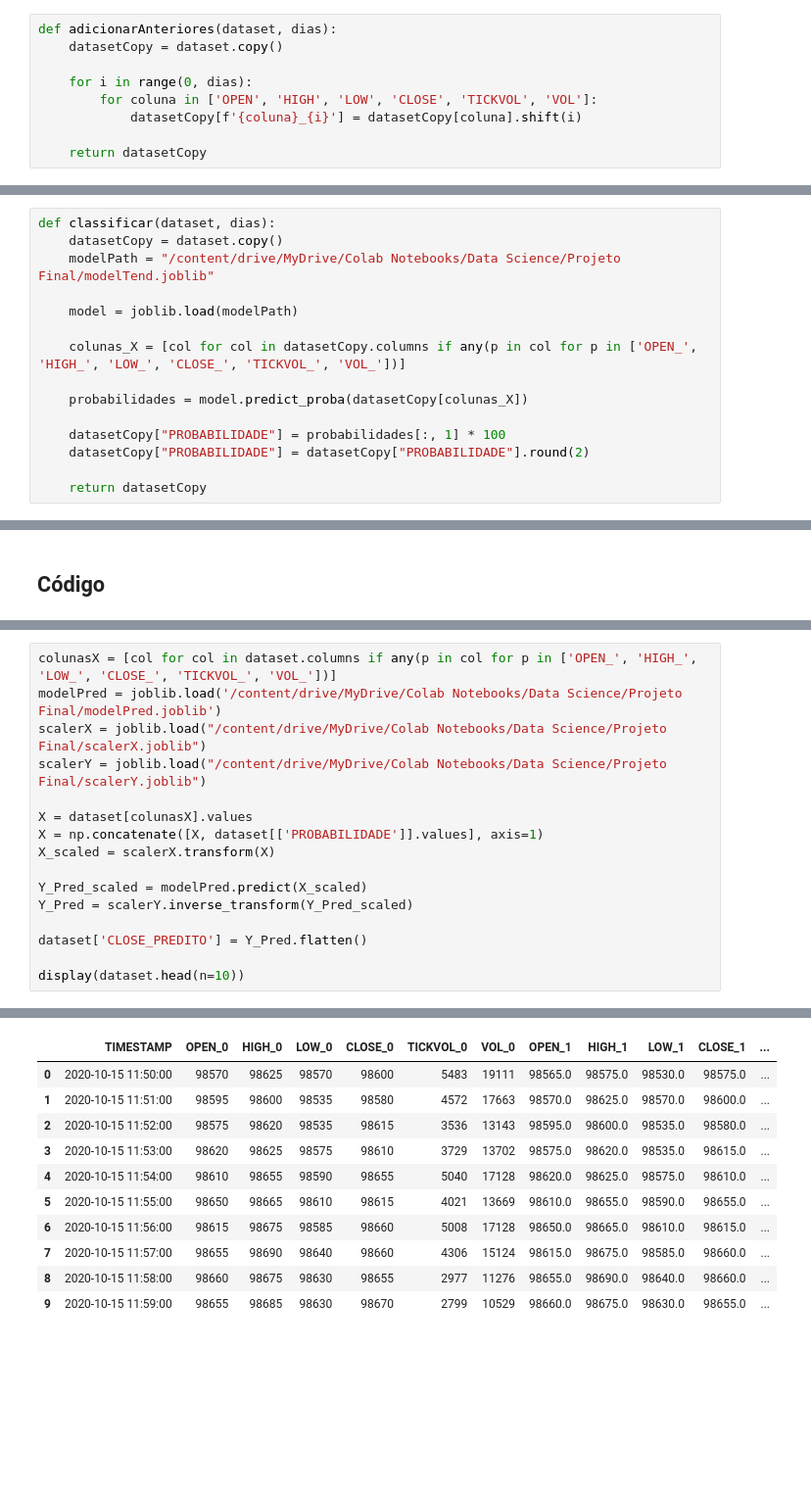
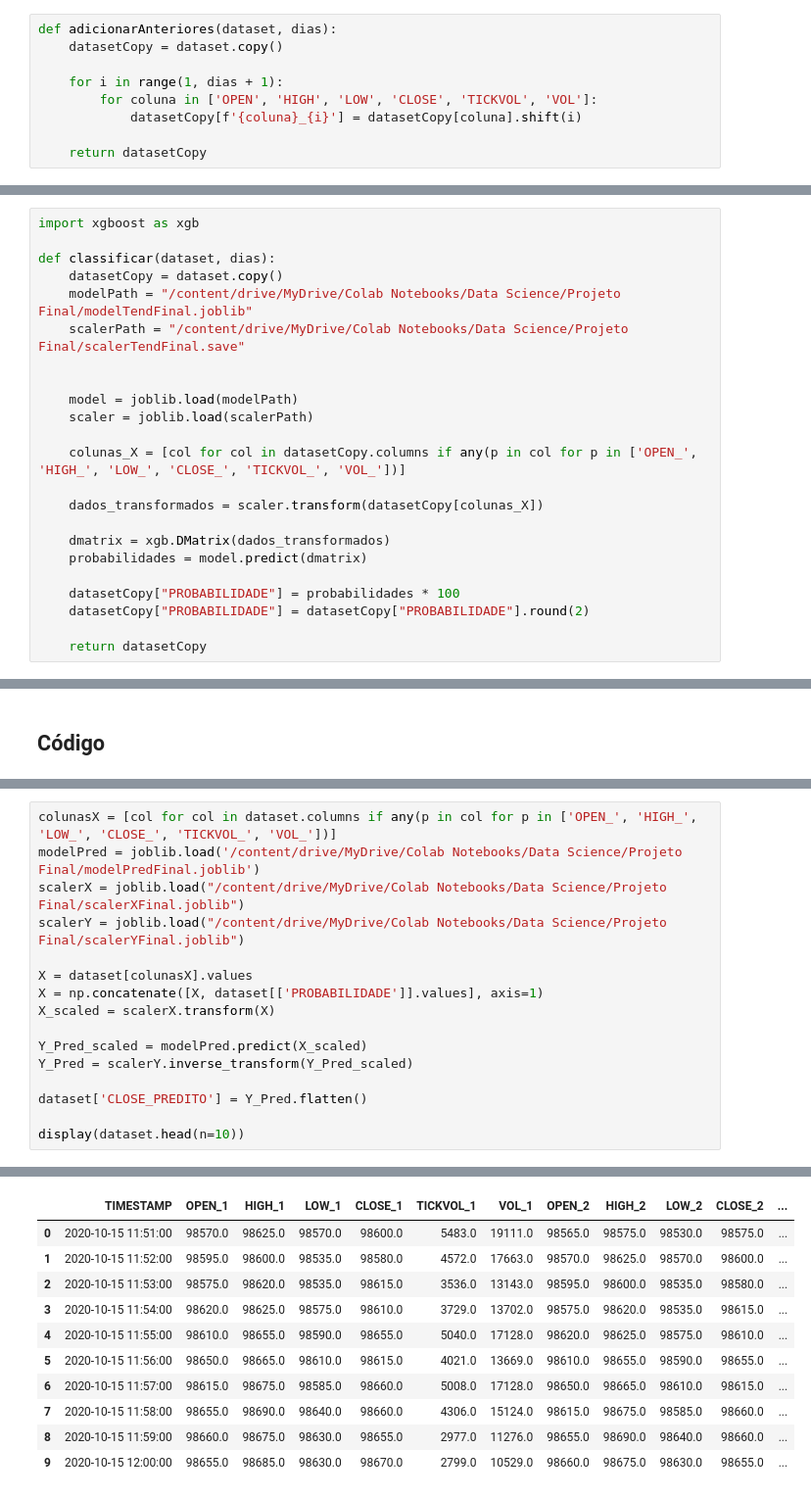
Before and after one commit to Lucas-Siade/Data-Science, a Jupyter notebook: Projeto Final/Modelo - Previsão.ipynb, the cells around one changed output, grey strips where cells are left out. Shown at 98% size. Drawn from its saved outputs; the diff is of its cells as text; blank space fills up the shorter version.

```diff
--- a/Projeto Final/Modelo - Previsão.ipynb
+++ b/Projeto Final/Modelo - Previsão.ipynb
@@ -46,7 +46,7 @@ def carregarDados(path):
 def adicionarAnteriores(dataset, dias):
     datasetCopy = dataset.copy()
 
-    for i in range(0, dias):
+    for i in range(1, dias + 1):
         for coluna in ['OPEN', 'HIGH', 'LOW', 'CLOSE', 'TICKVOL', 'VOL']:
             datasetCopy[f'{coluna}_{i}'] = datasetCopy[coluna].shift(i)
 
@@ -54,17 +54,25 @@ def adicionarAnteriores(dataset, dias):
 # %% [markdown]
 ### **Classificação**
 # %%
+import xgboost as xgb
+
 def classificar(dataset, dias):
     datasetCopy = dataset.copy()
-    modelPath = "/content/drive/MyDrive/Colab Notebooks/Data Science/Projeto Final/modelTend.joblib"
+    modelPath = "/content/drive/MyDrive/Colab Notebooks/Data Science/Projeto Final/modelTendFinal.joblib"
+    scalerPath = "/content/drive/MyDrive/Colab Notebooks/Data Science/Projeto Final/scalerTendFinal.save"
+
 
     model = joblib.load(modelPath)
+    scaler = joblib.load(scalerPath)
 
     colunas_X = [col for col in datasetCopy.columns if any(p in col for p in ['OPEN_', 'HIGH_', 'LOW_', 'CLOSE_', 'TICKVOL_', 'VOL_'])]
 
-    probabilidades = model.predict_proba(datasetCopy[colunas_X])
+    dados_transformados = scaler.transform(datasetCopy[colunas_X])
 
-    datasetCopy["PROBABILIDADE"] = probabilidades[:, 1] * 100
+    dmatrix = xgb.DMatrix(dados_transformados)
+    probabilidades = model.predict(dmatrix)
+
+    datasetCopy["PROBABILIDADE"] = probabilidades * 100
     datasetCopy["PROBABILIDADE"] = datasetCopy["PROBABILIDADE"].round(2)
 
     return datasetCopy
@@ -191,9 +199,9 @@ print("-" * 50)
 --------------------------------------------------
 # %%
 colunasX = [col for col in dataset.columns if any(p in col for p in ['OPEN_', 'HIGH_', 'LOW_', 'CLOSE_', 'TICKVOL_', 'VOL_'])]
-modelPred = joblib.load('/content/drive/MyDrive/Colab Notebooks/Data Science/Projeto Final/modelPred.joblib')
-scalerX = joblib.load("/content/drive/MyDrive/Colab Notebooks/Data Science/Projeto Final/scalerX.joblib")
-scalerY = joblib.load("/content/drive/MyDrive/Colab Notebooks/Data Science/Projeto Final/scalerY.joblib")
+modelPred = joblib.load('/content/drive/MyDrive/Colab Notebooks/Data Science/Projeto Final/modelPredFinal.joblib')
+scalerX = joblib.load("/content/drive/MyDrive/Colab Notebooks/Data Science/Projeto Final/scalerXFinal.joblib")
+scalerY = joblib.load("/content/drive/MyDrive/Colab Notebooks/Data Science/Projeto Final/scalerYFinal.joblib")
 
 X = dataset[colunasX].values
 X = np.concatenate([X, dataset[['PROBABILIDADE']].values], axis=1)
@@ -210,14 +218,14 @@ display(dataset.head(n=10))
-|  | TIMESTAMP | OPEN_0 | HIGH_0 | LOW_0 | CLOSE_0 | TICKVOL_0 | VOL_0 | OPEN_1 | HIGH_1 | LOW_1 | CLOSE_1 | ... |
-| 0 | 2020-10-15 11:50:00 | 98570 | 98625 | 98570 | 98600 | 5483 | 19111 | 98565.0 | 98575.0 | 98530.0 | 98575.0 | ... |
-| 1 | 2020-10-15 11:51:00 | 98595 | 98600 | 98535 | 98580 | 4572 | 17663 | 98570.0 | 98625.0 | 98570.0 | 98600.0 | ... |
-| 2 | 2020-10-15 11:52:00 | 98575 | 98620 | 98535 | 98615 | 3536 | 13143 | 98595.0 | 98600.0 | 98535.0 | 98580.0 | ... |
-| 3 | 2020-10-15 11:53:00 | 98620 | 98625 | 98575 | 98610 | 3729 | 13702 | 98575.0 | 98620.0 | 98535.0 | 98615.0 | ... |
-| 4 | 2020-10-15 11:54:00 | 98610 | 98655 | 98590 | 98655 | 5040 | 17128 | 98620.0 | 98625.0 | 98575.0 | 98610.0 | ... |
-| 5 | 2020-10-15 11:55:00 | 98650 | 98665 | 98610 | 98615 | 4021 | 13669 | 98610.0 | 98655.0 | 98590.0 | 98655.0 | ... |
-| 6 | 2020-10-15 11:56:00 | 98615 | 98675 | 98585 | 98660 | 5008 | 17128 | 98650.0 | 98665.0 | 98610.0 | 98615.0 | ... |
-| 7 | 2020-10-15 11:57:00 | 98655 | 98690 | 98640 | 98660 | 4306 | 15124 | 98615.0 | 98675.0 | 98585.0 | 98660.0 | ... |
-| 8 | 2020-10-15 11:58:00 | 98660 | 98675 | 98630 | 98655 | 2977 | 11276 | 98655.0 | 98690.0 | 98640.0 | 98660.0 | ... |
-| 9 | 2020-10-15 11:59:00 | 98655 | 98685 | 98630 | 98670 | 2799 | 10529 | 98660.0 | 98675.0 | 98630.0 | 98655.0 | ... |
+|  | TIMESTAMP | OPEN_1 | HIGH_1 | LOW_1 | CLOSE_1 | TICKVOL_1 | VOL_1 | OPEN_2 | HIGH_2 | LOW_2 | CLOSE_2 | ... |
+| 0 | 2020-10-15 11:51:00 | 98570.0 | 98625.0 | 98570.0 | 98600.0 | 5483.0 | 19111.0 | 98565.0 | 98575.0 | 98530.0 | 98575.0 | ... |
+| 1 | 2020-10-15 11:52:00 | 98595.0 | 98600.0 | 98535.0 | 98580.0 | 4572.0 | 17663.0 | 98570.0 | 98625.0 | 98570.0 | 98600.0 | ... |
+| 2 | 2020-10-15 11:53:00 | 98575.0 | 98620.0 | 98535.0 | 98615.0 | 3536.0 | 13143.0 | 98595.0 | 98600.0 | 98535.0 | 98580.0 | ... |
+| 3 | 2020-10-15 11:54:00 | 98620.0 | 98625.0 | 98575.0 | 98610.0 | 3729.0 | 13702.0 | 98575.0 | 98620.0 | 98535.0 | 98615.0 | ... |
+| 4 | 2020-10-15 11:55:00 | 98610.0 | 98655.0 | 98590.0 | 98655.0 | 5040.0 | 17128.0 | 98620.0 | 98625.0 | 98575.0 | 98610.0 | ... |
+| 5 | 2020-10-15 11:56:00 | 98650.0 | 98665.0 | 98610.0 | 98615.0 | 4021.0 | 13669.0 | 98610.0 | 98655.0 | 98590.0 | 98655.0 | ... |
+| 6 | 2020-10-15 11:57:00 | 98615.0 | 98675.0 | 98585.0 | 98660.0 | 5008.0 | 17128.0 | 98650.0 | 98665.0 | 98610.0 | 98615.0 | ... |
+| 7 | 2020-10-15 11:58:00 | 98655.0 | 98690.0 | 98640.0 | 98660.0 | 4306.0 | 15124.0 | 98615.0 | 98675.0 | 98585.0 | 98660.0 | ... |
+| 8 | 2020-10-15 11:59:00 | 98660.0 | 98675.0 | 98630.0 | 98655.0 | 2977.0 | 11276.0 | 98655.0 | 98690.0 | 98640.0 | 98660.0 | ... |
+| 9 | 2020-10-15 12:00:00 | 98655.0 | 98685.0 | 98630.0 | 98670.0 | 2799.0 | 10529.0 | 98660.0 | 98675.0 | 98630.0 | 98655.0 | ... |
 # %%
 plt.figure(figsize=(20, 8))
 plt.plot(dataset["TIMESTAMP"], dataset["CLOSE"], label="CLOSE Real", color='blue')
```
Also changed, not shown: parts of 5 cells of this notebook.
